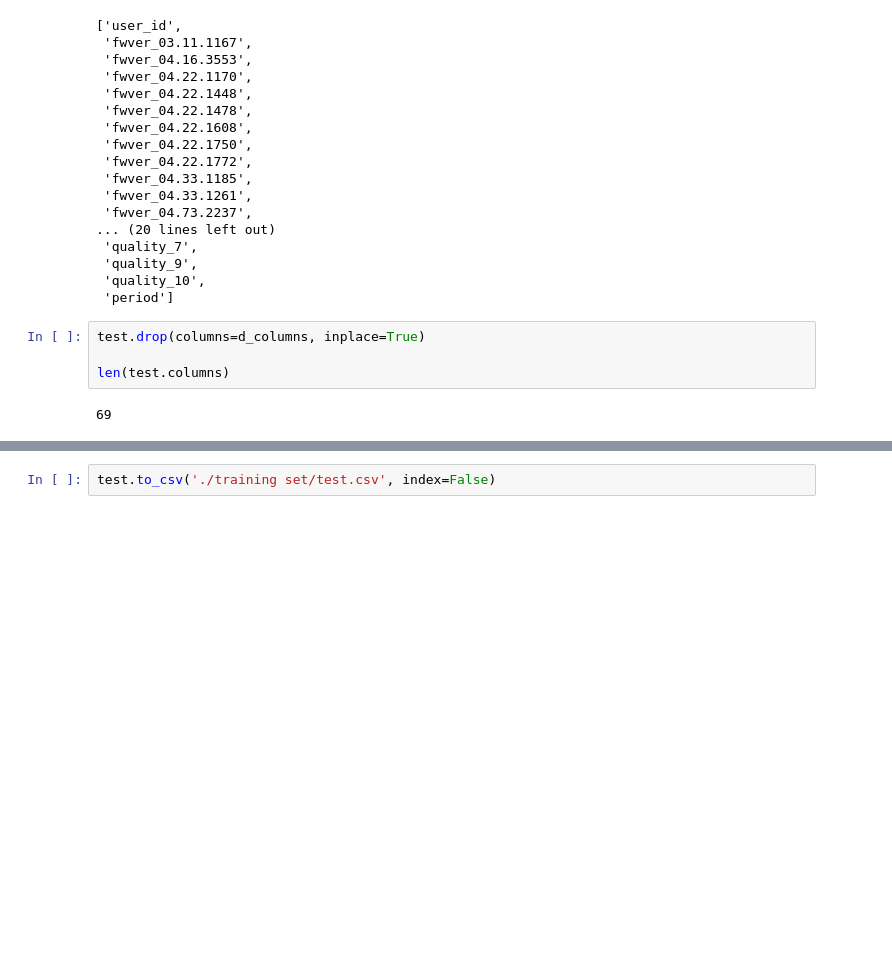
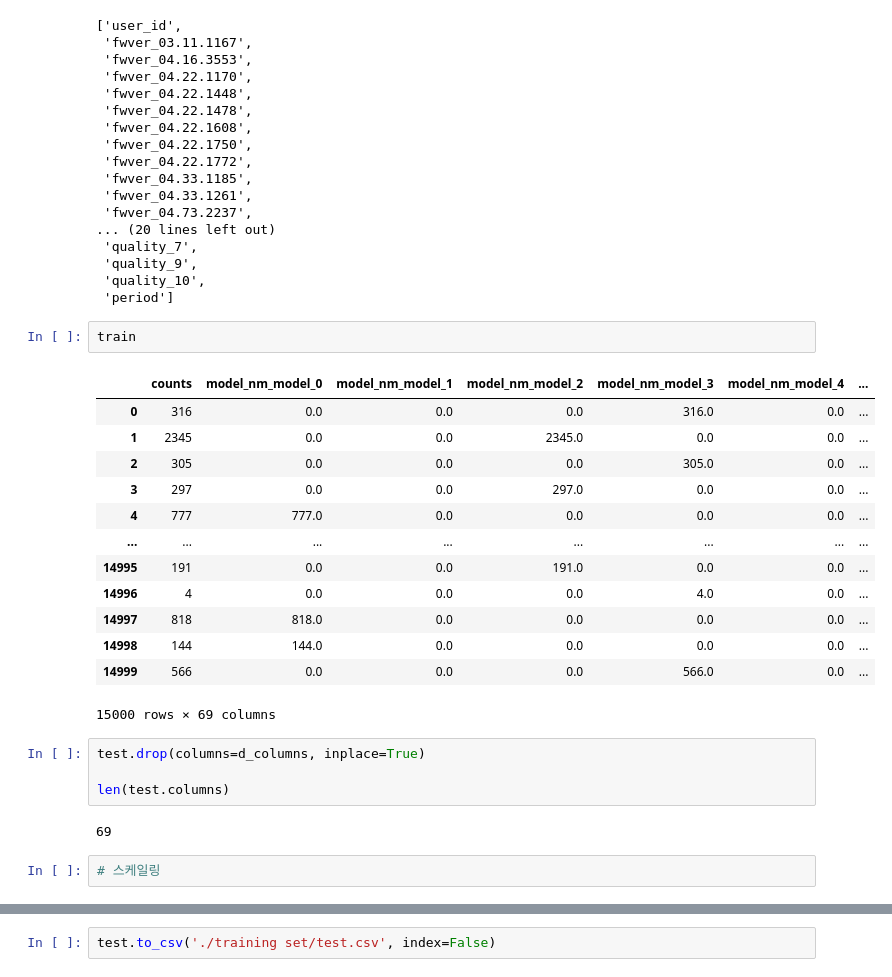
Before and after one commit to LEEHM97/machine-learning-exercises, a Jupyter notebook: 10.DAYCON대회_사용자불편예지/make_test_set.ipynb, the cells around one changed output, grey strips where cells are left out. Drawn from its saved outputs; the diff is of its cells as text; blank space fills up the shorter version.

```diff
--- a/10.DAYCON대회_사용자불편예지/make_test_set.ipynb
+++ b/10.DAYCON대회_사용자불편예지/make_test_set.ipynb
@@ -250,9 +254,27 @@ d_columns
  'quality_9',
  'quality_10',
  'period']
+# %%
+train
+# %% [output]
+|  | counts | model_nm_model_0 | model_nm_model_1 | model_nm_model_2 | model_nm_model_3 | model_nm_model_4 | ... |
+| 0 | 316 | 0.0 | 0.0 | 0.0 | 316.0 | 0.0 | ... |
+| 1 | 2345 | 0.0 | 0.0 | 2345.0 | 0.0 | 0.0 | ... |
+| 2 | 305 | 0.0 | 0.0 | 0.0 | 305.0 | 0.0 | ... |
+| 3 | 297 | 0.0 | 0.0 | 297.0 | 0.0 | 0.0 | ... |
+| 4 | 777 | 777.0 | 0.0 | 0.0 | 0.0 | 0.0 | ... |
+| ... | ... | ... | ... | ... | ... | ... | ... |
+| 14995 | 191 | 0.0 | 0.0 | 191.0 | 0.0 | 0.0 | ... |
+| 14996 | 4 | 0.0 | 0.0 | 0.0 | 4.0 | 0.0 | ... |
+| 14997 | 818 | 818.0 | 0.0 | 0.0 | 0.0 | 0.0 | ... |
+| 14998 | 144 | 144.0 | 0.0 | 0.0 | 0.0 | 0.0 | ... |
+| 14999 | 566 | 0.0 | 0.0 | 0.0 | 566.0 | 0.0 | ... |
+15000 rows × 69 columns
 # %%
 test.drop(columns=d_columns, inplace=True)
 
 len(test.columns)
 # %% [output]
 69
+# %%
+# 스케일링
```
Also changed, not shown: parts of 4 cells of this notebook.
